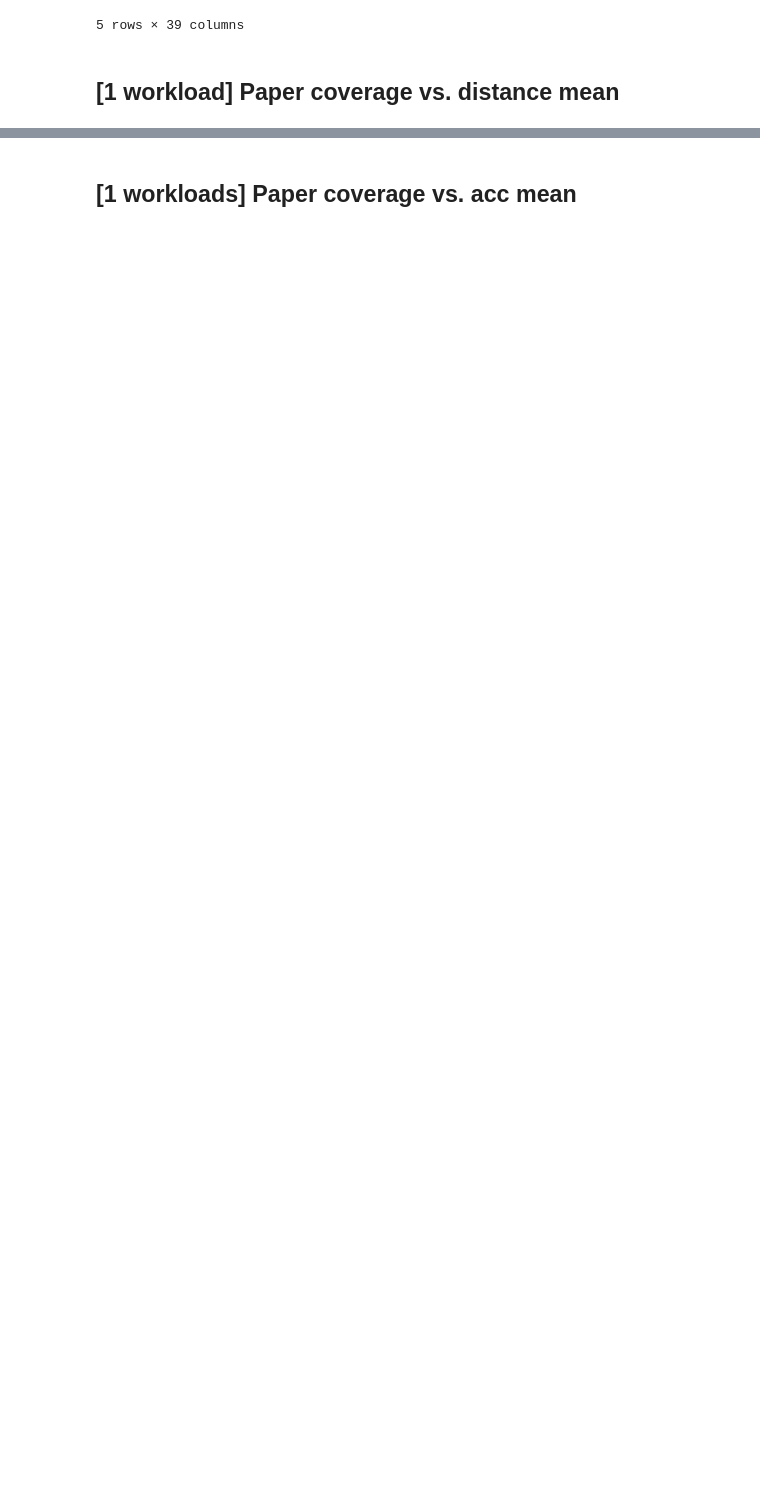
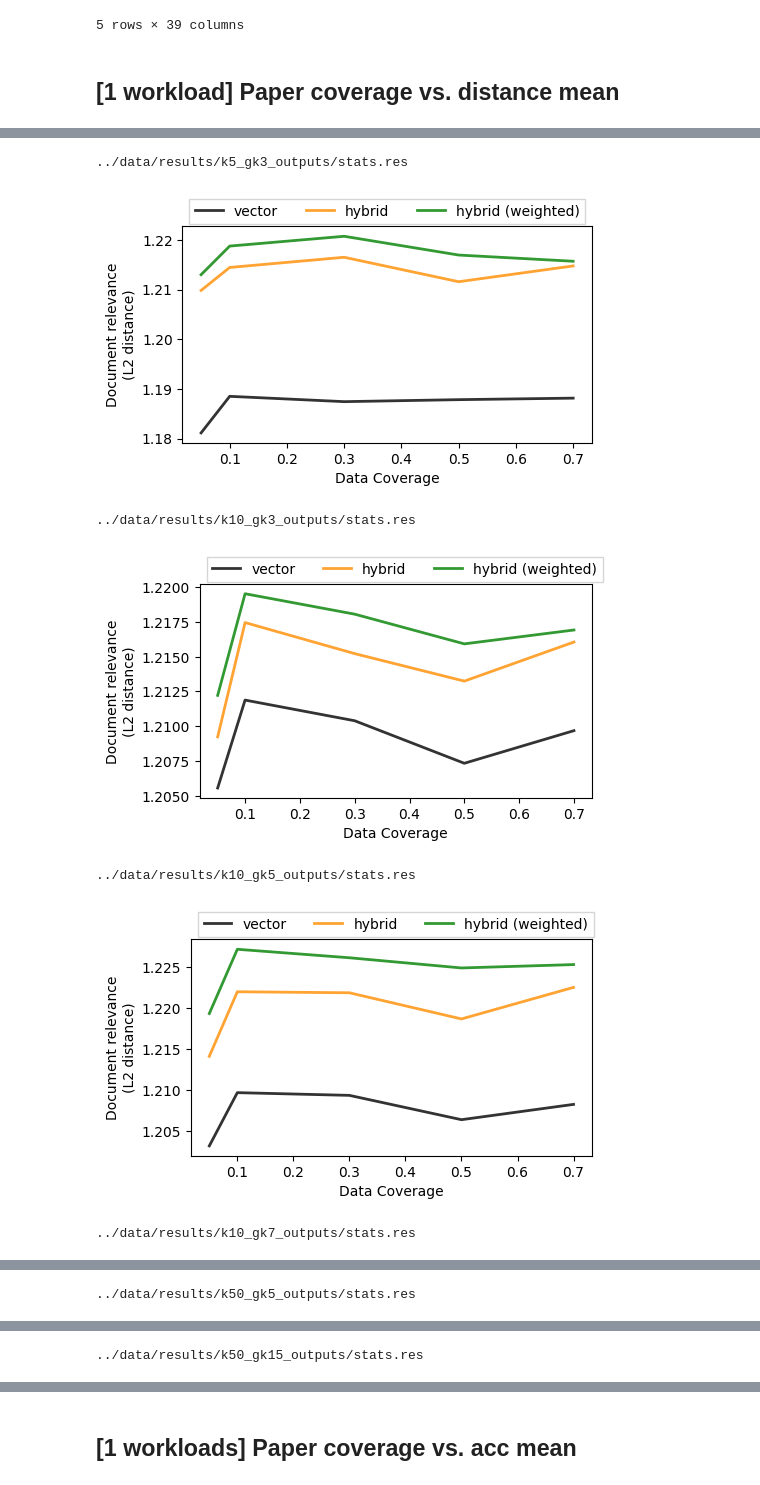
Before and after one commit to zyang37/beyond_vector_search, a Jupyter notebook: notebooks/zy_plots.ipynb, the cells around one changed output, grey strips where cells are left out. Cells and saved outputs as stored; diff of their text form; code cells hidden in the pictures; blank space fills up the shorter version.

```diff
--- a/notebooks/zy_plots.ipynb
+++ b/notebooks/zy_plots.ipynb
@@ -185,0 +241,23 @@ plot_cv_metric(xs, plot_data, figure_size, ylabel="Distances", legend_loc='cente
+# %%
+figure_size = (4.8, 2.7)
+xs = np.array(cvs)
+
+for df_path in res_dirs:
+    print(df_path)
+    if not os.path.exists(df_path):
+        print("not exist!")
+        continue
+    df = pd.read_csv(df_path)
+    df = preprocess_df(df)
+    mean_2dlist, std_2dlist = parse_df_cv(df, metric='distances')
+    plot_data = get_plot_data(mean_2dlist, std_2dlist)
+    plot_cv_metric(xs, plot_data, figure_size, ylabel=ylabel, legend_loc='center left', minmax_line=False)
+    plt.show()
+# %% [output]
+../data/results/k5_gk3_outputs/stats.res
+[figure, added]
+../data/results/k10_gk3_outputs/stats.res
+[figure, added]
+../data/results/k10_gk5_outputs/stats.res
+[figure, added]
+../data/results/k10_gk7_outputs/stats.res
@@ -185,0 +265 @@ plot_cv_metric(xs, plot_data, figure_size, ylabel="Distances", legend_loc='cente
+../data/results/k50_gk5_outputs/stats.res
@@ -185,0 +267 @@ plot_cv_metric(xs, plot_data, figure_size, ylabel="Distances", legend_loc='cente
+../data/results/k50_gk15_outputs/stats.res
```
Also changed, not shown: parts of 40 cells of this notebook, 2 other files.
